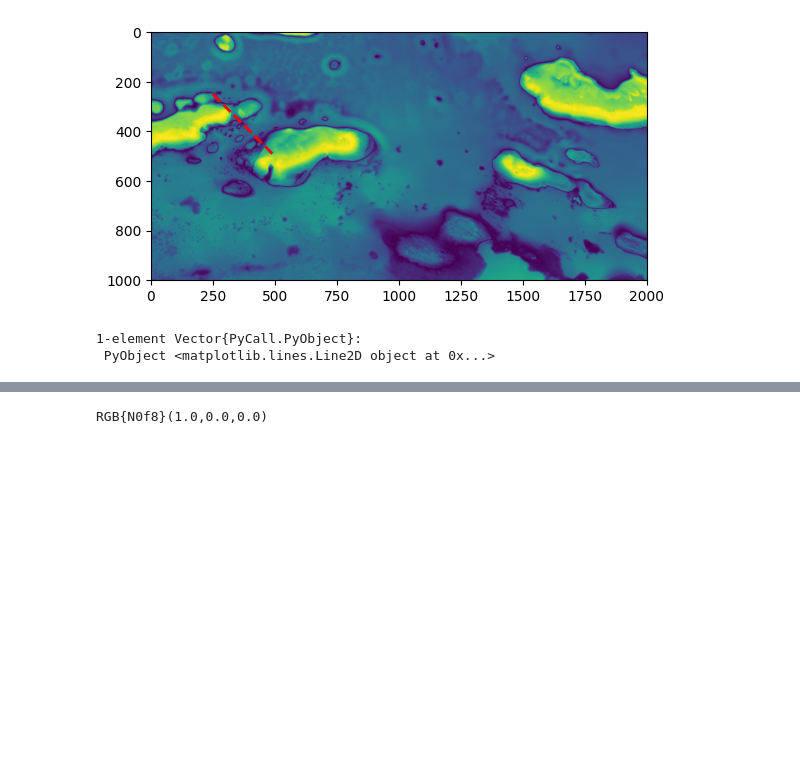
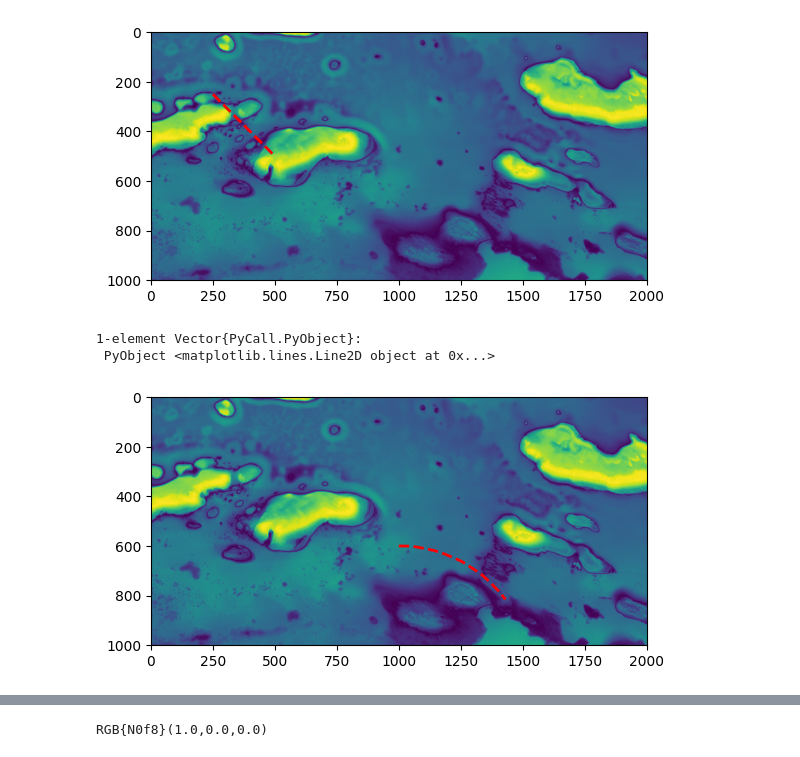
Before and after one commit to AmyPhung/GPUParticleFilter.jl, a Jupyter notebook: main.ipynb, the cells around one changed output, grey strips where cells are left out. Cells and saved outputs as stored; diff of their text form; code cells hidden in the pictures; blank space fills up the shorter version.

Commit message:
Data generation

```diff
--- a/main.ipynb
+++ b/main.ipynb
@@ -169,7 +169,7 @@ img = load(filename)
 function rgb_to_value(rgb_color::RGB{N0f8})
     # Interpolate between blue and red based on the green component
     green_component = green(rgb_color)
-    value = -30 * (1 - green_component)
+    value = 30-30 * (1 - green_component)
 
     # Return the value
     return value
@@ -237,3 +238,86 @@ ax.plot([250,500],[250,500],"r--", lw=2)
 [figure]
 1-element Vector{PyCall.PyObject}:
  PyObject <matplotlib.lines.Line2D object at 0x...>
+# %%
+### REDOING WITH NEW STUFF
+SIM_TIME = 1000 # s
+N_STEPS = 1001
+
+ts = range(0, stop=SIM_TIME, length=N_STEPS)
+# in_thruster = generate_data(ts, generate_random_func())
+in_thruster = 0.5*ones(size(ts))
+in_rudder = 0.1*generate_data(ts, generate_random_func())
+
+function generate_random_func()
+    n = 5
+    a = 0.05
+    A = rand(-a:0.01:a, n)
+    B = rand(-a:0.01:a, n)
+    random_func(t) = sum(A[i]*sin.(B[i]*t) * A[i+1]*cos.(B[i+1]*t) for i in 1:n-1)
+    return random_func
+end
+
+function generate_data(ts, func)
+    output = similar(ts)
+    for (i, t) in enumerate(ts)
+        output[i] = func(t)
+    end
+    return output
+end
+
+function simulate_trajectory(ts, in_thruster, in_rudder; start_x=0, start_y=0)
+    xs = similar(ts)
+    ys = similar(ts)
+    vs = similar(ts)
+    θs  = similar(ts)
+    dθs = similar(ts)
+
+    # Initialize state to 0
+    xs[1] = start_x # X position
+    ys[1] = start_y # Y position
+    vs[1] = 0 # Velocity
+    θs[1] = 0 # Heading
+    dθs[1] = 0 # Angular Velocity
+
+    # TODO: remove fixed timestamp
+    dt = ts[2] - ts[1]
+
+    for (i, t) in enumerate(ts[1:end-1])
+        # Update position based on last timestep velocity
+        xs[i+1] = xs[i] + dt*vs[i]*cos(θs[i])
+        ys[i+1] = ys[i] + dt*vs[i]*sin(θs[i])
+        θs[i+1] = θs[i] + dt*dθs[i]
+
+        # Update velocities based on input
+        vs[i+1] = vs[i] + (in_thruster[i]-vs[i])*dt
+        dθs[i+1] = dθs[i] + in_rudder[i]*dt
+    end
+
+    return xs, ys, θs, vs, dθs
+end
+
+xs, ys, θs, vs, dθs = simulate_trajectory(ts, in_thruster, in_rudder, start_x=1000, start_y=600)
+
+fig, ax = PyPlot.subplots()
+ax.imshow(-bathy_map)
+
+function simulate_measurements(xs, ys, map)
+    # TODO: Add noise terms
+    output = similar(xs)
+
+    for (i, (x, y)) in enumerate(zip(xs, ys))
+        output[i] = lookup_depth(x, y, map)
+    end
+
+    return output
+end
+
+
+# heatmap(bathy_map, aspect_ratio=:equal, color=:grays)
+# plot!(600,600)
+# plot!(x, y, color=:red, lw=2)
+plot(xs, ys)
+
+ax.plot(xs,ys,"r--", lw=2)
+# %% [output]
+[figure, added]
```
Also changed, not shown: parts of 3 cells of this notebook.
